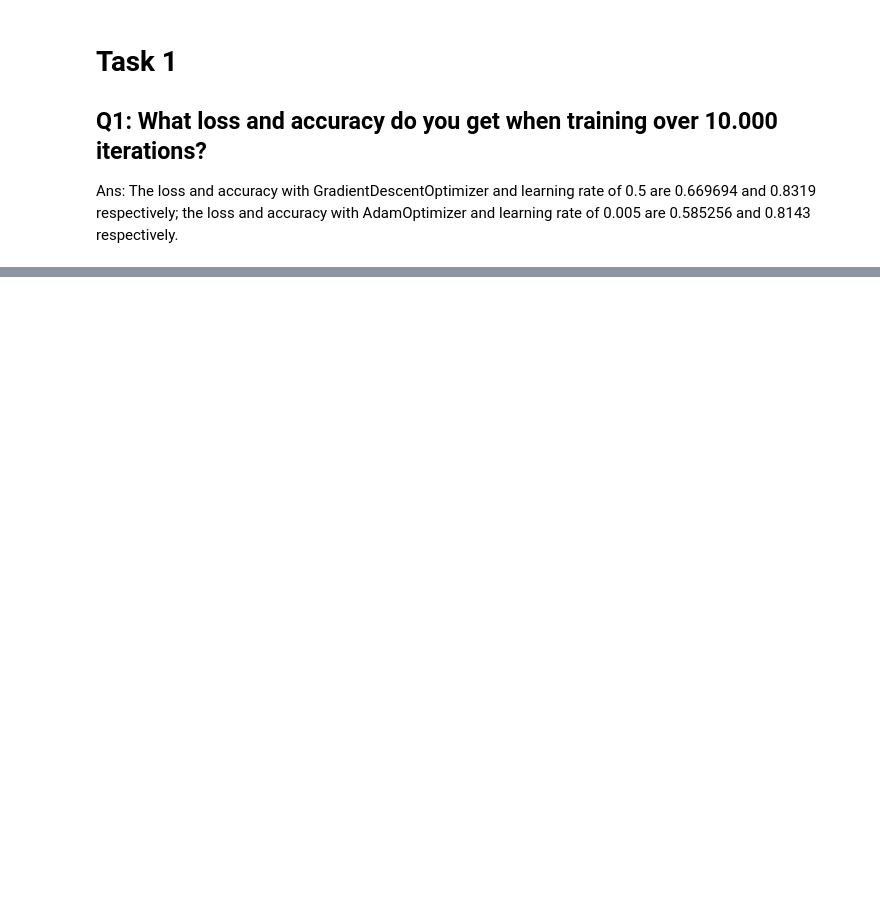
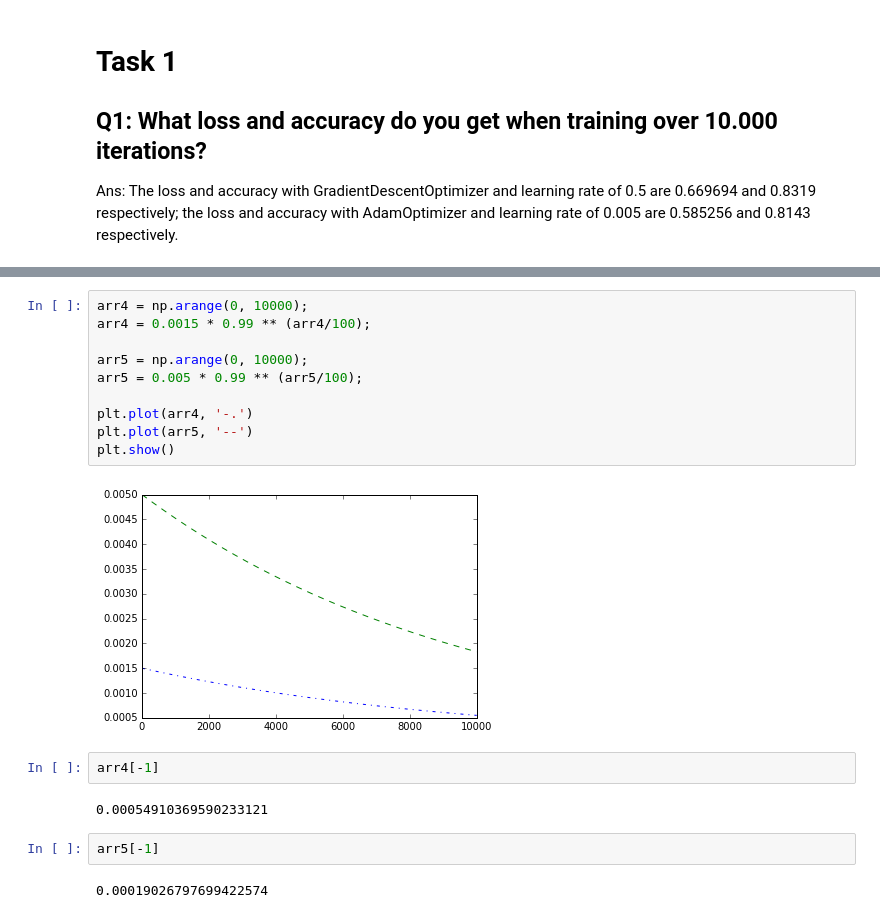
Before and after one commit to zhoutianyu16tue/ID2223_lab2, a Jupyter notebook: fashion_mnist.ipynb, the cells around one changed output, grey strips where cells are left out. Drawn from its saved outputs; the diff is of its cells as text; blank space fills up the shorter version.

```diff
--- a/fashion_mnist.ipynb
+++ b/fashion_mnist.ipynb
@@ -337,0 +306,20 @@ Test accuracy: 0.8197
+# %%
+arr4 = np.arange(0, 10000);
+arr4 = 0.0015 * 0.99 ** (arr4/100);
+
+arr5 = np.arange(0, 10000);
+arr5 = 0.005 * 0.99 ** (arr5/100);
+
+plt.plot(arr4, '-.')
+plt.plot(arr5, '--')
+plt.show()
+# %% [output]
+[figure, added]
+# %%
+arr4[-1]
+# %% [output]
+0.00054910369590233121
+# %%
+arr5[-1]
+# %% [output]
+0.00019026797699422574
```
Also changed, not shown: parts of 12 cells of this notebook, 3 other files.
